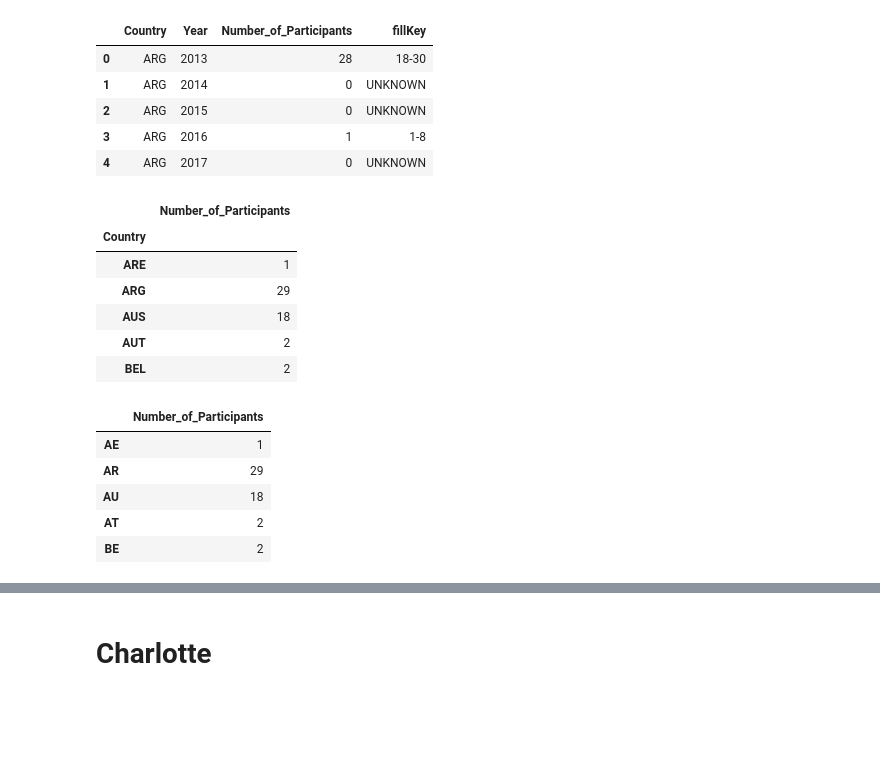
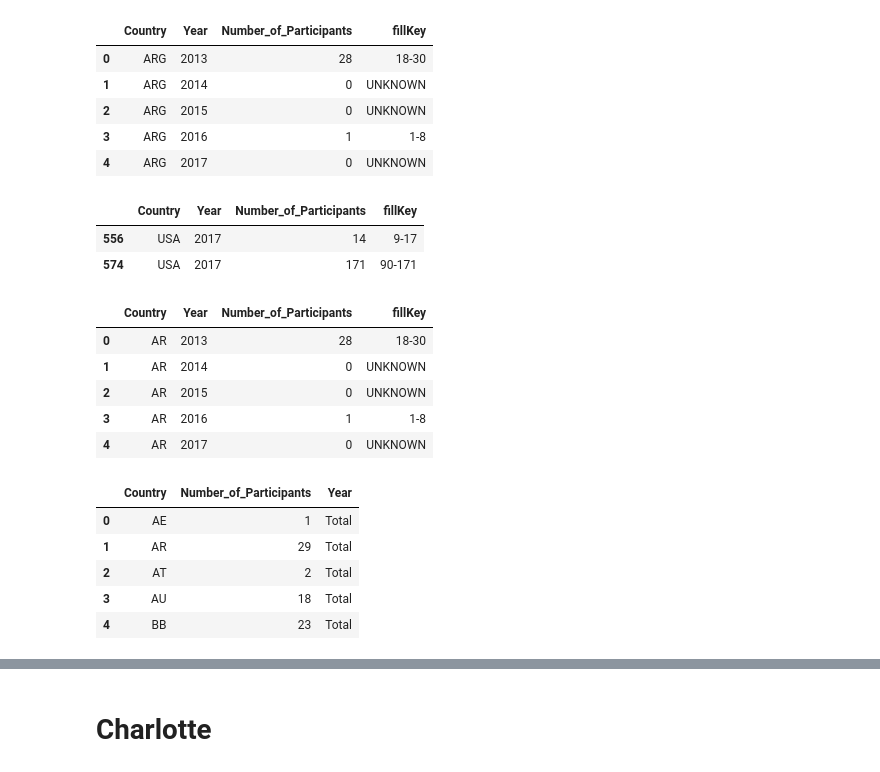
Before and after one commit to charlottegiseleweil/natcap-training-viz, a Jupyter notebook: Preprocessing/Processing.ipynb, the cells around one changed output, grey strips where cells are left out. Saved outputs shown, nothing was run; the diff lists cells and outputs as text; code cells hidden in the pictures; blank space fills up the shorter version.

```diff
--- a/Preprocessing/Processing.ipynb
+++ b/Preprocessing/Processing.ipynb
@@ -16,24 +18,32 @@ processed.head()
 | 2 | ARG | 2015 | 0 | UNKNOWN |
 | 3 | ARG | 2016 | 1 | 1-8 |
 | 4 | ARG | 2017 | 0 | UNKNOWN |
+# %%
+# DUPLICATES!
+processed[processed['Year'] == 2017][processed[processed['Year'] == 2017]['Country'] == 'USA']
+# %% [output]
+|  | Country | Year | Number_of_Participants | fillKey |
+| 556 | USA | 2017 | 14 | 9-17 |
+| 574 | USA | 2017 | 171 | 90-171 |
+# %%
+processed.dropna(inplace=True)
+processed.Country = [pycountry.countries.get(alpha_3=iso3).alpha_2 for iso3 in processed.Country]
+processed.head()
+# %% [output]
+|  | Country | Year | Number_of_Participants | fillKey |
+| 0 | AR | 2013 | 28 | 18-30 |
+| 1 | AR | 2014 | 0 | UNKNOWN |
+| 2 | AR | 2015 | 0 | UNKNOWN |
+| 3 | AR | 2016 | 1 | 1-8 |
+| 4 | AR | 2017 | 0 | UNKNOWN |
 # %%
-total = processed[['Country', 'Number_of_Participants']].groupby('Country').sum()
+total = processed[['Country', 'Number_of_Participants']].groupby('Country').sum().reset_index()
+total.loc[:, 'Year'] = 'Total'
 total.head()
 # %% [output]
-|  | Number_of_Participants |
-| Country |  |
-| ARE | 1 |
-| ARG | 29 |
-| AUS | 18 |
-| AUT | 2 |
-| BEL | 2 |
+|  | Country | Number_of_Participants | Year |
+| 0 | AE | 1 | Total |
+| 1 | AR | 29 | Total |
+| 2 | AT | 2 | Total |
+| 3 | AU | 18 | Total |
+| 4 | BB | 23 | Total |
-# %%
-total.index = [pycountry.countries.get(alpha_3=iso3).alpha_2 for iso3 in total.index]
-total.head()
-# %% [output]
-|  | Number_of_Participants |
-| AE | 1 |
-| AR | 29 |
-| AU | 18 |
-| AT | 2 |
-| BE | 2 |
```
Also changed, not shown: parts of 13 cells of this notebook, 6 other files.
